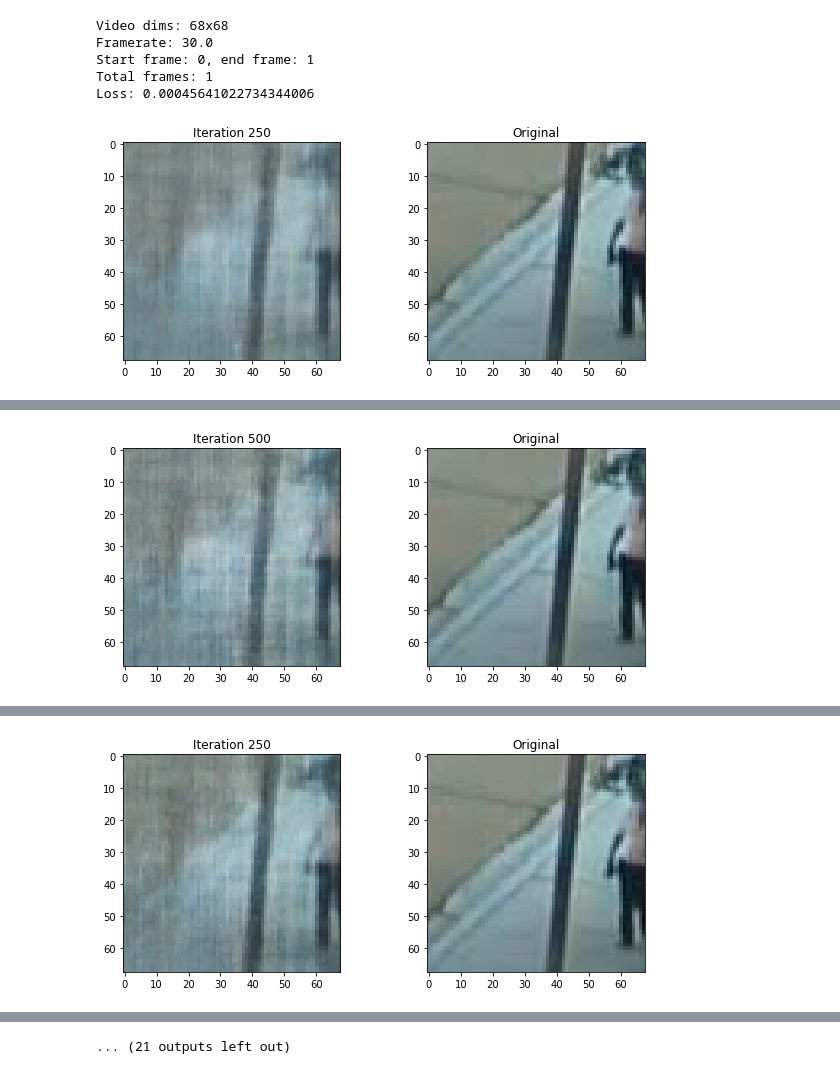
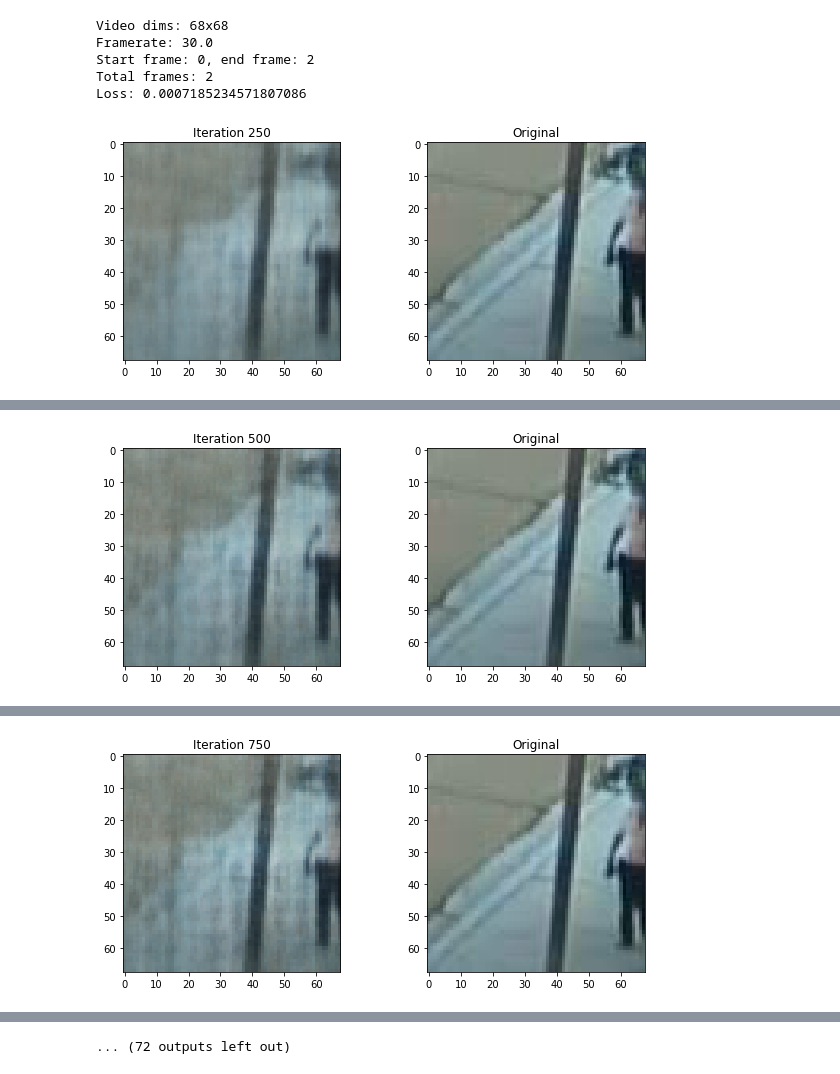
Before and after one commit to ZakSingh/neural-positional-compression, a Jupyter notebook: src/video_chunked.ipynb, the cells around one changed output, grey strips where cells are left out. Drawn from its saved outputs; the diff is of its cells as text; code cells hidden in the pictures.

Commit message:
Add adaptive, progressive chunking algorithm.

```diff
--- a/src/video_chunked.ipynb
+++ b/src/video_chunked.ipynb
@@ -173,7 +173,7 @@ def get_new_chunk():
   all_psnrs = {}
 
 
-  def training_loop(start_frame, end_frame, outputter):
+  def training_loop(start_frame, end_frame, outputter, num_iters = 500):
     nonlocal model
     nonlocal optimizer
     nonlocal psnrs
@@ -234,7 +234,8 @@ def get_new_chunk():
 
   return training_loop
 # %%
-def chunk_processing(total_frames, outputter, initial_chunk_size=2, chunk_increment=2, absolute_basline=12, peak_psnr_percentage=0.85, train_loop = None):
+def chunk_processing(total_frames, outputter, seed_iters = 1000, baseline_iters = 500, iters_per_frame = 250, initial_chunk_size=2, chunk_increment=2, absolute_basline=12, peak_mean_psnr_percentage=0.85, train_loop = None):
+
     start_index = 0
 
     if train_loop is None:
@@ -242,18 +243,27 @@ def chunk_processing(total_frames, outputter, initial_chunk_size=2, chunk_increm
 
     while start_index < total_frames:
         chunk_size = initial_chunk_size
-        release_out, psnrs = train_loop(start_index, min(total_frames, start_index+chunk_size), outputter)
-        peak_psnr = 0
+        release_out, psnrs = train_loop(start_index, min(total_frames, start_index+chunk_size), outputter, seed_iters)
+        peak_mean_psnr = 0
+
 
         mean_psnr = np.mean(psnrs)
+        min_psnr = np.min(psnrs)
+        print(f"Mean psnr:{mean_psnr} Abs base:{absolute_basline} Peak psnr:{peak_mean_psnr} Min Psnr:{min_psnr}")
 
-        while mean_psnr>absolute_basline and mean_psnr >= peak_psnr_percentage*peak_psnr:
+        while mean_psnr>absolute_basline and mean_psnr >= peak_mean_psnr_percentage*peak_mean_psnr and min_psnr > absolute_basline:
+
+
             chunk_size += chunk_increment
-            release_out, psnrs = train_loop(start_index, min(total_frames, start_index+chunk_size), outputter)
-            mean_psnr = np.mean(psnrs)
-            if mean_psnr > peak_psnr:
-                peak_psnr = mean_psnr
-            print(mean_psnr, absolute_basline, peak_psnr)
+            num_iters = baseline_iters + iters_per_frame*chunk_size
+
+            release_out, psnrs = train_loop(start_index, min(total_frames, start_index+chunk_size), outputter, num_iters)
+            mean_psnr = np.median(psnrs)
+            min_psnr = np.min(psnrs)
+
+            if mean_psnr > peak_mean_psnr:
+                peak_mean_psnr = mean_psnr
+            print(f"Mean psnr:{mean_psnr} Abs base:{absolute_basline} Peak psnr:{peak_mean_psnr} Min Psnr:{min_psnr}")
 
         start_index += chunk_size
         train_loop = get_new_chunk()
@@ -261,11 +271,11 @@ def chunk_processing(total_frames, outputter, initial_chunk_size=2, chunk_increm
 
     return release_out
 
-def get_baseline_psnr(total_frames, chunk_size):
+def get_baseline_psnr(total_frames, chunk_size, seed_iters):
     train_loop = get_new_chunk()
     # target_frame_idx = np.random.randint(0, total_frames)
     target_frame_idx = 0
-    release_out, psnrs = train_loop(target_frame_idx, target_frame_idx+chunk_size, outputter)
+    release_out, psnrs = train_loop(target_frame_idx, target_frame_idx+chunk_size, outputter, seed_iters)
     return np.mean(psnrs), train_loop
 # %%
 """
@@ -284,6 +294,10 @@ def encode(x): return positional_encoding(
 
 # Optimizer parameters
 lr = 5e-3
+
+seed_iters = 1000
+baseline_iters = 500
+iters_per_frame = 250
 num_iters = 500
 
 # Misc parameters
@@ -306,12 +320,12 @@ print("Framerate: " + str(fps))
 
 initial_chunk_size = 2
 
-mean_psnr_one_fram, train_loop = get_baseline_psnr(total_frames, initial_chunk_size)
+mean_psnr_one_fram, train_loop = get_baseline_psnr(total_frames, initial_chunk_size, seed_iters)
 
 
 print(mean_psnr_one_fram)
 
-release_out = chunk_processing(total_frames, outputter, initial_chunk_size = 2, absolute_basline = mean_psnr_one_fram*0.9, train_loop = train_loop)
+release_out = chunk_processing(total_frames, outputter, seed_iters = seed_iters, baseline_iters = baseline_iters, iters_per_frame = iters_per_frame, initial_chunk_size = 2, absolute_basline = mean_psnr_one_fram*0.9, train_loop = train_loop)
 
 
 print('Done training. Storing output...')
@@ -320,7 +334,7 @@ print("Output complete")
 # %% [output]
 Video dims: 68x68
 Framerate: 30.0
-Start frame: 0, end frame: 1
-Total frames: 1
-Loss: 0.00045641022734344006
+Start frame: 0, end frame: 2
+Total frames: 2
+Loss: 0.0007185234571807086
 [figure]
@@ -328 +342 @@ Loss: 0.00013432920968625695
-[figure, old version]
+[figure, new version]
@@ -342 +354 @@ Loss: 0.0002395956398686394
-... (21 outputs left out)
+... (72 outputs left out)
```
Also changed, not shown: parts of 1 cell of this notebook, 3 other files.
